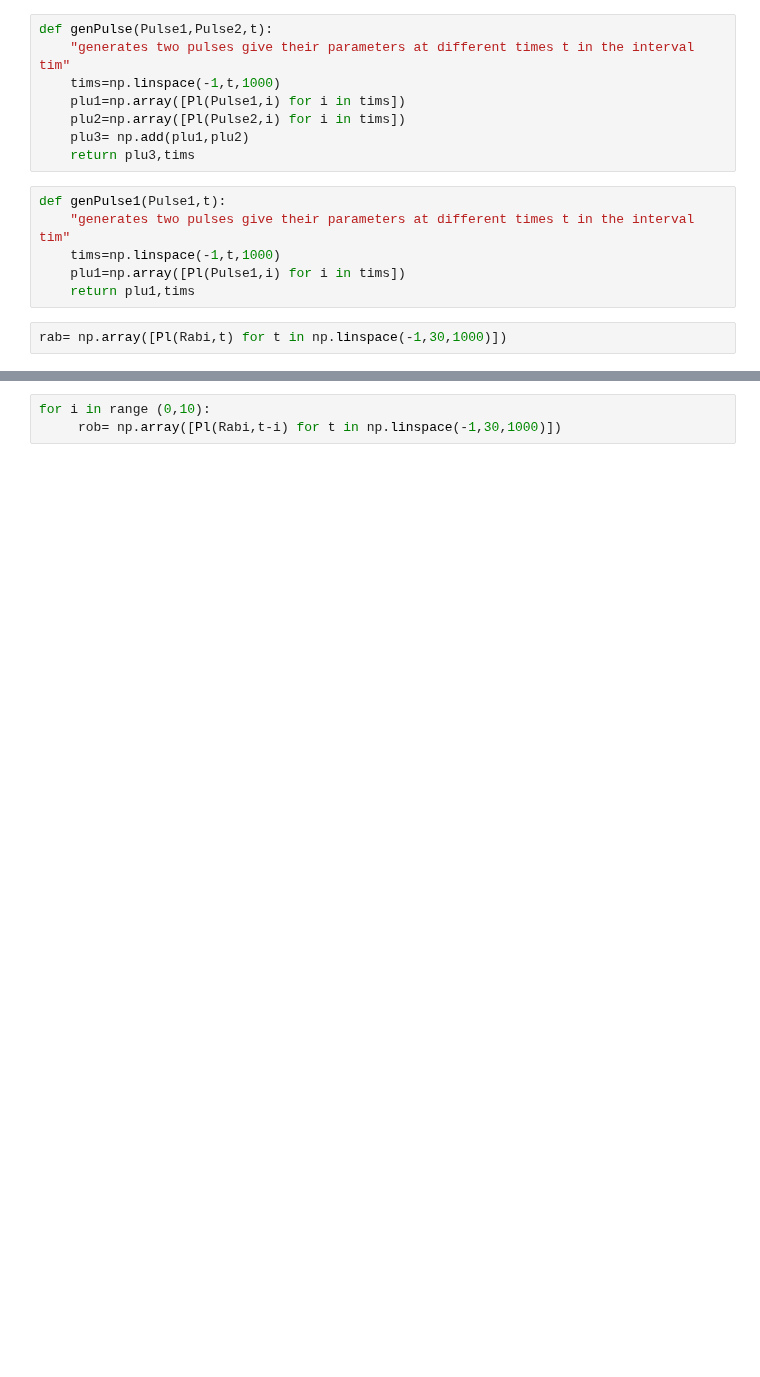
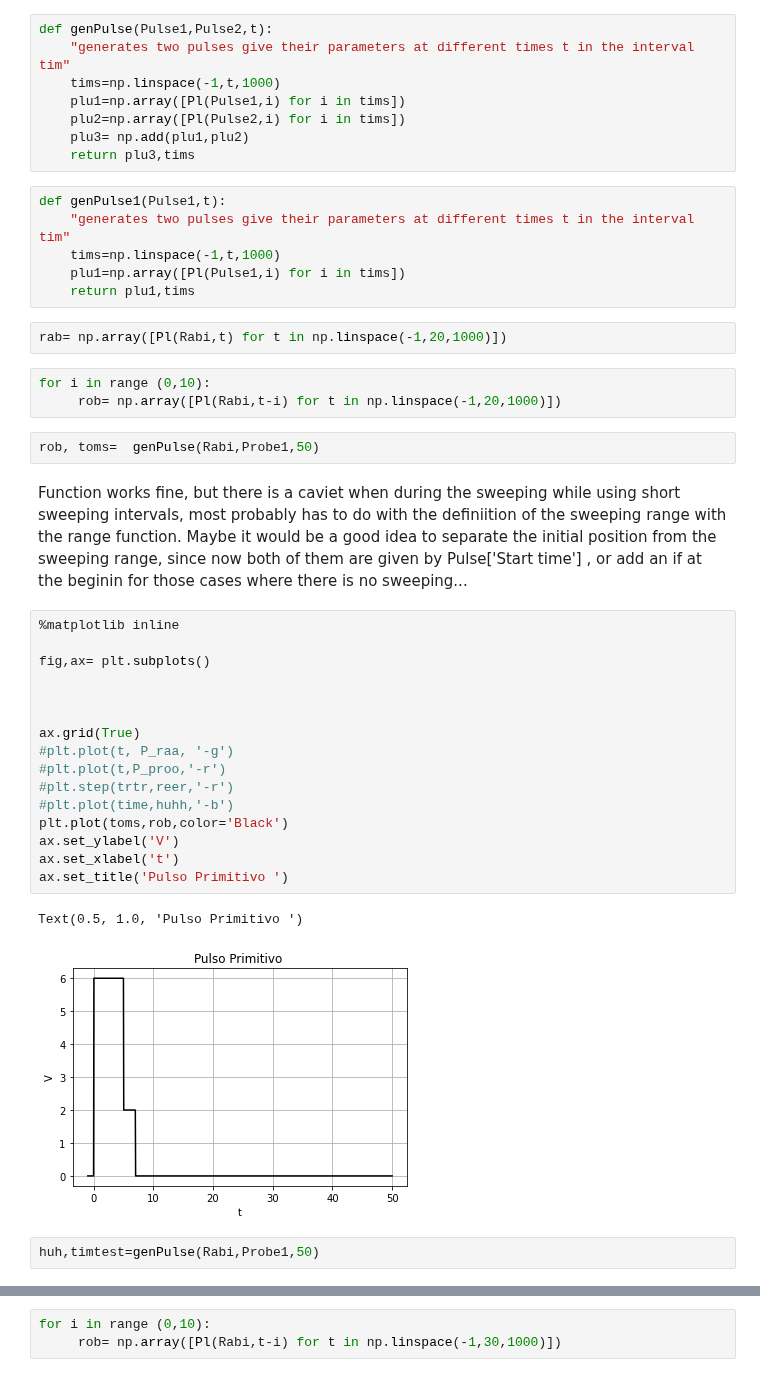
Before and after one commit to Holcan/STM, a Jupyter notebook: Pulses-AT-Cln.ipynb, the cells around one changed output, grey strips where cells are left out. Drawn from its saved outputs; the diff is of its cells as text; blank space fills up the shorter version.

```diff
--- a/Pulses-AT-Cln.ipynb
+++ b/Pulses-AT-Cln.ipynb
@@ -92,4 +91,33 @@ def genPulse1(Pulse1,t):
     plu1=np.array([Pl(Pulse1,i) for i in tims])
     return plu1,tims
 # %%
-rab= np.array([Pl(Rabi,t) for t in np.linspace(-1,30,1000)])
+rab= np.array([Pl(Rabi,t) for t in np.linspace(-1,20,1000)])
+# %%
+for i in range (0,10):
+     rob= np.array([Pl(Rabi,t-i) for t in np.linspace(-1,20,1000)])
+# %%
+rob, toms=  genPulse(Rabi,Probe1,50)
+# %% [markdown]
+Function works fine, but there is a caviet when during the sweeping while using short sweeping intervals, most probably has to do with the definiition of the sweeping range with the range function.
+Maybe it would be a good idea to separate the initial position from the sweeping range, since now both of them are given by Pulse['Start time'] , or add an if at the beginin for those cases where there is no sweeping...
+# %%
+%matplotlib inline
+
+fig,ax= plt.subplots()
+
+
+
+ax.grid(True)
+#plt.plot(t, P_raa, '-g')
+#plt.plot(t,P_proo,'-r')
+#plt.step(trtr,reer,'-r')
+#plt.plot(time,huhh,'-b')
+plt.plot(toms,rob,color='Black')
+ax.set_ylabel('V')
+ax.set_xlabel('t')
+ax.set_title('Pulso Primitivo ')
+# %% [output]
+Text(0.5, 1.0, 'Pulso Primitivo ')
+[figure, added]
+# %%
+huh,timtest=genPulse(Rabi,Probe1,50)
```
Also changed, not shown: parts of 21 cells of this notebook, 5 other files.
